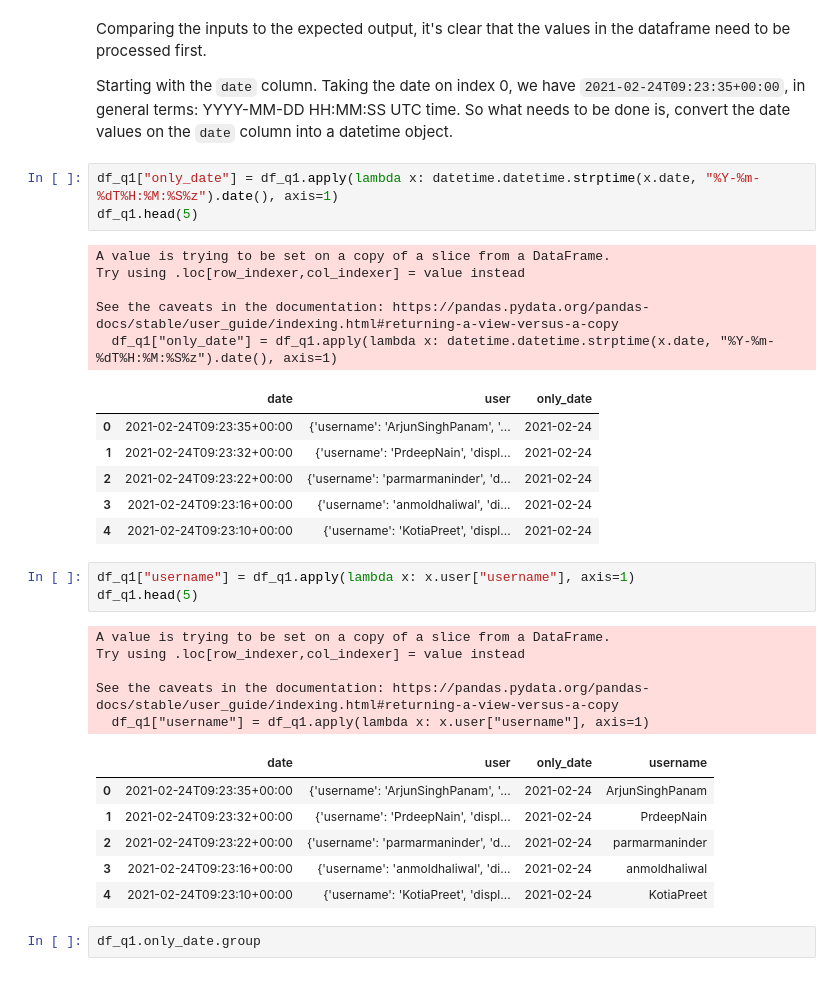
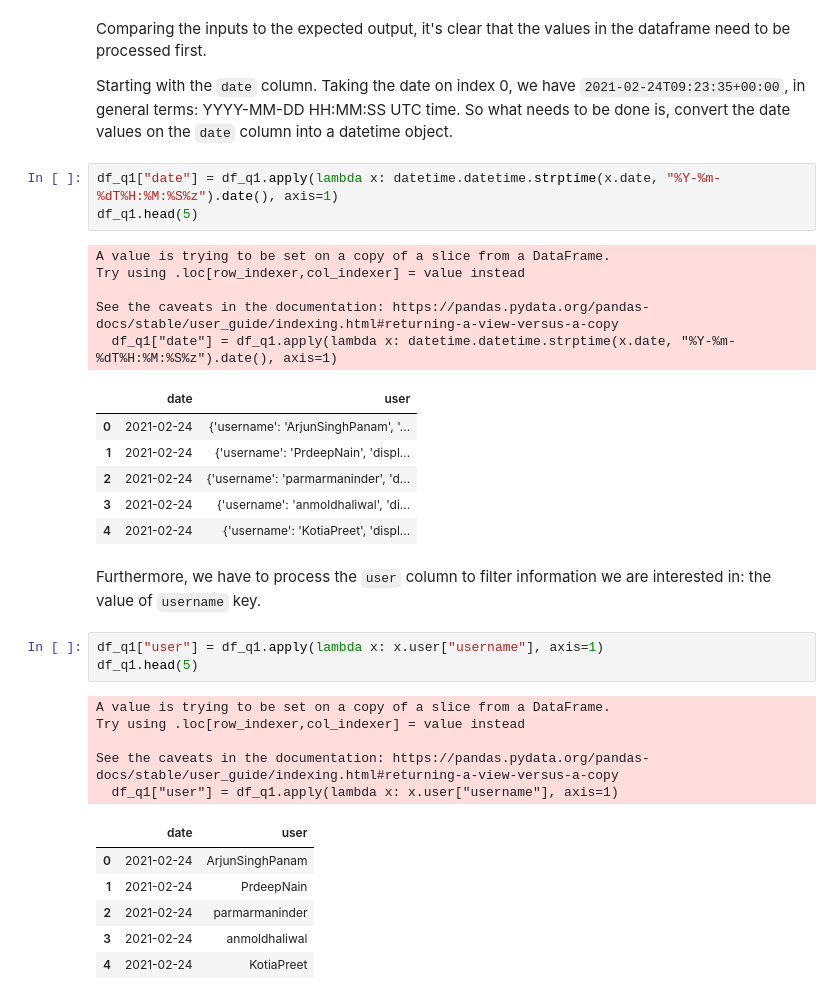
Before and after one commit to arthurkko/latam-challenge, a Jupyter notebook: src/challenge.ipynb, the cells around one changed output. Cells and saved outputs as stored; diff of their text form.

```diff
--- a/src/challenge.ipynb
+++ b/src/challenge.ipynb
@@ -139,34 +140,34 @@ Comparing the inputs to the expected output, it's clear that the values in the d
 
 Starting with the `date` column. Taking the date on index 0, we have `2021-02-24T09:23:35+00:00`, in general terms: YYYY-MM-DD HH:MM:SS UTC time. So what needs to be done is, convert the date values on the `date` column into a datetime object.
 # %%
-df_q1["only_date"] = df_q1.apply(lambda x: datetime.datetime.strptime(x.date, "%Y-%m-%dT%H:%M:%S%z").date(), axis=1)
+df_q1["date"] = df_q1.apply(lambda x: datetime.datetime.strptime(x.date, "%Y-%m-%dT%H:%M:%S%z").date(), axis=1)
 df_q1.head(5)
 # %% [output]
 A value is trying to be set on a copy of a slice from a DataFrame.
 Try using .loc[row_indexer,col_indexer] = value instead
 
 See the caveats in the documentation: https://pandas.pydata.org/pandas-docs/stable/user_guide/indexing.html#returning-a-view-versus-a-copy
-  df_q1["only_date"] = df_q1.apply(lambda x: datetime.datetime.strptime(x.date, "%Y-%m-%dT%H:%M:%S%z").date(), axis=1)
+  df_q1["date"] = df_q1.apply(lambda x: datetime.datetime.strptime(x.date, "%Y-%m-%dT%H:%M:%S%z").date(), axis=1)
-|  | date | user | only_date |
-| 0 | 2021-02-24T09:23:35+00:00 | {'username': 'ArjunSinghPanam', '... | 2021-02-24 |
-| 1 | 2021-02-24T09:23:32+00:00 | {'username': 'PrdeepNain', 'displ... | 2021-02-24 |
-| 2 | 2021-02-24T09:23:22+00:00 | {'username': 'parmarmaninder', 'd... | 2021-02-24 |
-| 3 | 2021-02-24T09:23:16+00:00 | {'username': 'anmoldhaliwal', 'di... | 2021-02-24 |
-| 4 | 2021-02-24T09:23:10+00:00 | {'username': 'KotiaPreet', 'displ... | 2021-02-24 |
+|  | date | user |
+| 0 | 2021-02-24 | {'username': 'ArjunSinghPanam', '... |
+| 1 | 2021-02-24 | {'username': 'PrdeepNain', 'displ... |
+| 2 | 2021-02-24 | {'username': 'parmarmaninder', 'd... |
+| 3 | 2021-02-24 | {'username': 'anmoldhaliwal', 'di... |
+| 4 | 2021-02-24 | {'username': 'KotiaPreet', 'displ... |
+# %% [markdown]
+Furthermore, we have to process the `user` column to filter information we are interested in: the value of `username` key.
 # %%
-df_q1["username"] = df_q1.apply(lambda x: x.user["username"], axis=1)
+df_q1["user"] = df_q1.apply(lambda x: x.user["username"], axis=1)
 df_q1.head(5)
 # %% [output]
 A value is trying to be set on a copy of a slice from a DataFrame.
 Try using .loc[row_indexer,col_indexer] = value instead
 
 See the caveats in the documentation: https://pandas.pydata.org/pandas-docs/stable/user_guide/indexing.html#returning-a-view-versus-a-copy
-  df_q1["username"] = df_q1.apply(lambda x: x.user["username"], axis=1)
+  df_q1["user"] = df_q1.apply(lambda x: x.user["username"], axis=1)
-|  | date | user | only_date | username |
-| 0 | 2021-02-24T09:23:35+00:00 | {'username': 'ArjunSinghPanam', '... | 2021-02-24 | ArjunSinghPanam |
-| 1 | 2021-02-24T09:23:32+00:00 | {'username': 'PrdeepNain', 'displ... | 2021-02-24 | PrdeepNain |
-| 2 | 2021-02-24T09:23:22+00:00 | {'username': 'parmarmaninder', 'd... | 2021-02-24 | parmarmaninder |
-| 3 | 2021-02-24T09:23:16+00:00 | {'username': 'anmoldhaliwal', 'di... | 2021-02-24 | anmoldhaliwal |
-| 4 | 2021-02-24T09:23:10+00:00 | {'username': 'KotiaPreet', 'displ... | 2021-02-24 | KotiaPreet |
+|  | date | user |
+| 0 | 2021-02-24 | ArjunSinghPanam |
+| 1 | 2021-02-24 | PrdeepNain |
+| 2 | 2021-02-24 | parmarmaninder |
+| 3 | 2021-02-24 | anmoldhaliwal |
+| 4 | 2021-02-24 | KotiaPreet |
-# %%
-df_q1.only_date.group
```
Also changed, not shown: parts of 11 cells of this notebook, 1 other file.
